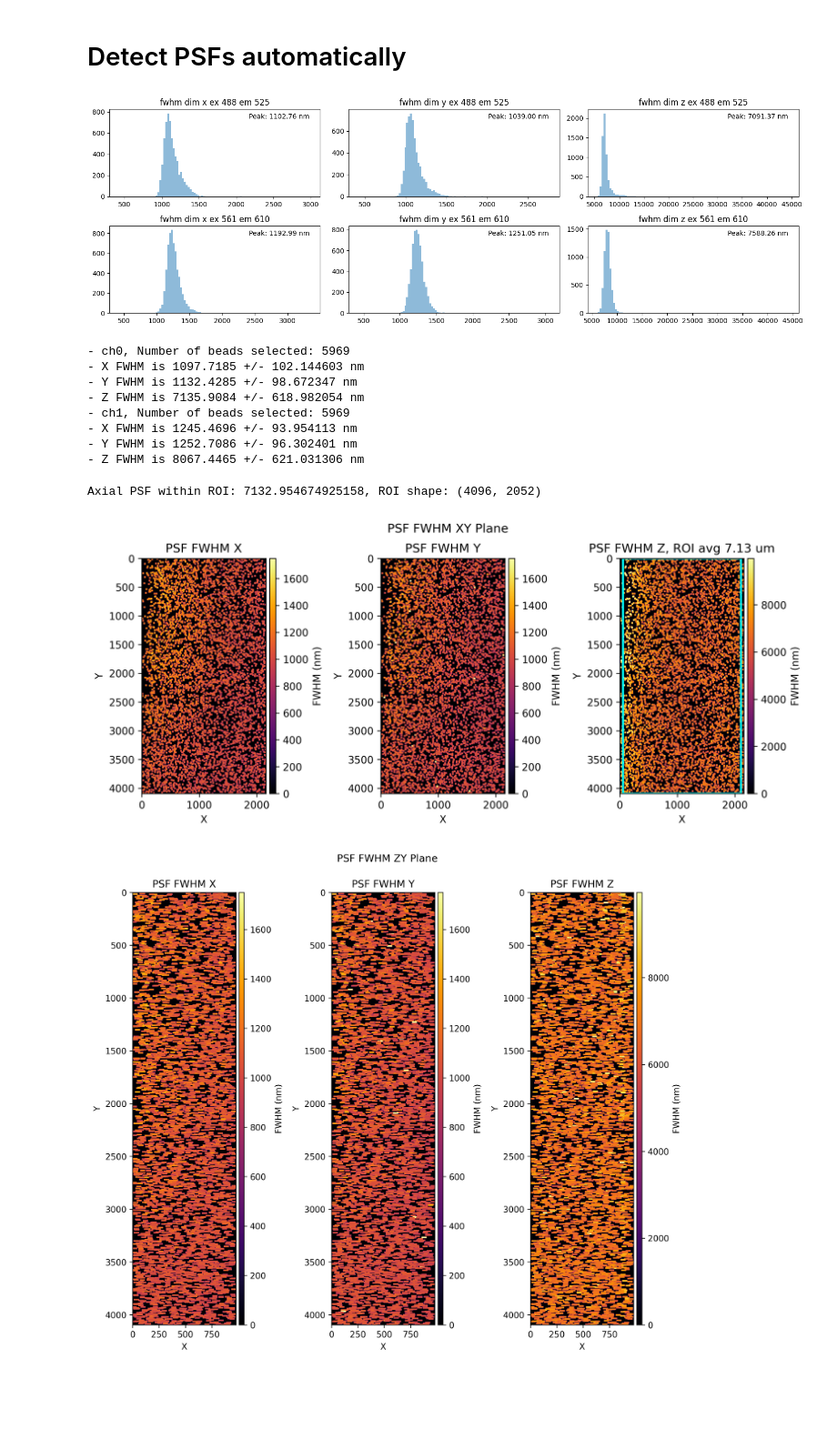
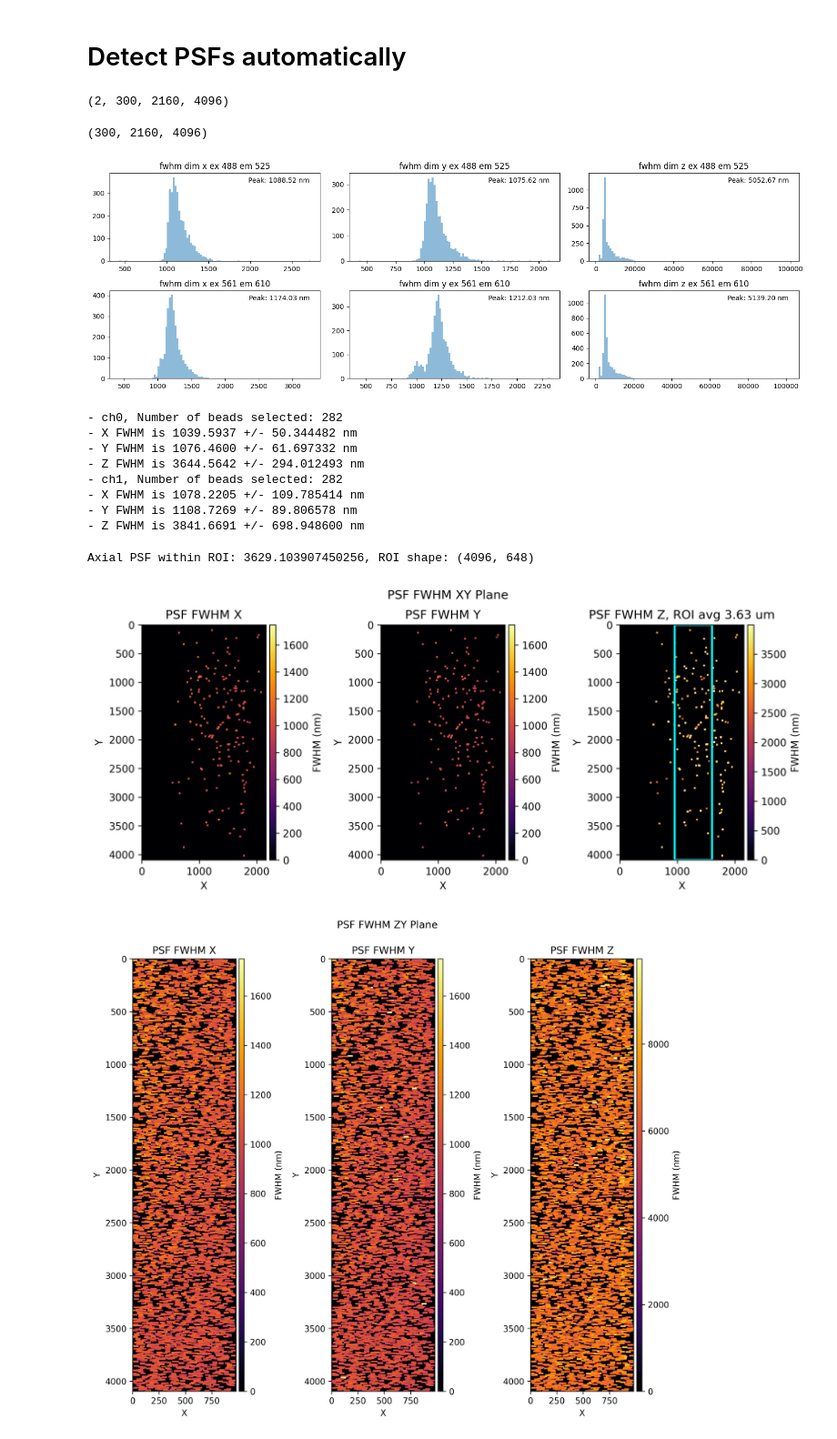
Before and after one commit to dbsb-juntendo/ImSwitch_descspim, a Jupyter notebook: testing_scripts/fig1_psf_analysis_old.ipynb, the cells around one changed output. Shown at 91% size. Drawn from its saved outputs; the diff is of its cells as text; code cells hidden in the pictures; blank space fills up the shorter version.

```diff
--- a/testing_scripts/fig1_psf_analysis_old.ipynb
+++ b/testing_scripts/fig1_psf_analysis_old.ipynb
@@ -83,11 +84,25 @@ def shift_stack_lateral(stack, xy_shift=(0,0)):
 # %% [markdown]
 # Detect PSFs automatically
 # %%
-paths = ['C:/Users/alm/Documents/ImSwitchConfig/recordings/2024-08-23/psf_dualcolor_slit_closed_galvo_on_rec_thorlabscam_reshaped/tile_1_channel_0.tif',
-            'C:/Users/alm/Documents/ImSwitchConfig/recordings/2024-08-23/psf_dualcolor_slit_closed_galvo_on_rec_thorlabscam_reshaped/tile_1_channel_1.tif']
+paths = ['C:/Users/alm/Documents/ImSwitchConfig/recordings/2024-08-23/psf_dualcolor_slit_open_galvo_on_rec_thorlabscam_reshaped/tile_1_channel_0.tif',
+         'C:/Users/alm/Documents/ImSwitchConfig/recordings/2024-08-23/psf_dualcolor_slit_open_galvo_on_rec_thorlabscam_reshaped/tile_1_channel_1.tif']
+#paths = ['C:/Users/alm/Documents/ImSwitchConfig/recordings/2024-08-30/beads_test_rec_thorlabscam_3.tif']
 channels = ['ex 488 em 525','ex 561 em 610']
 
 stacks = load_datasets(paths)
+#home = 'C:/Users/alm/Documents/ImSwitchConfig/recordings/2024-08-30/beads_test_rec_thorlabscam_3/'
+#files = os_sorted(os.listdir(home))
+#stack =  np.array([tifffile.imread(home + file) for file in files if file.endswith('.tif')])
+#metadata_file = home + 'metadata.json'
+#try:
+#    metadata = json.load(open(metadata_file))
+#
+#except FileNotFoundError:
+#    print('No metadata file found')
+#
+print(stacks.shape)
+# %% [output]
+(2, 300, 2160, 4096)
 # %%
 viewer = napari.Viewer()
 for i, stack in enumerate(stacks):
@@ -97,7 +112,7 @@ for i, stack in enumerate(stacks):
 #TODO
 stack = stacks[0]
 wf_shift = stacks[1]
-
+print(stack.shape)
 all_fwhm = []
 all_fwhm_wf = []
 points = []
@@ -111,6 +126,11 @@ for point in connected_component_analysis(stack, threshold=50):
         points.append([coor_z, point[0], point[1]])
     except ValueError:
         continue
+# %% [output]
+(300, 2160, 4096)
+# %%
+ch1 = channels[0]
+ch2 = channels[1]
 # %%
 # plot histogram of fwhm values
 all_fwhm = np.array(all_fwhm)
@@ -139,11 +159,12 @@ for dims in range(all_fwhm.shape[1]):
 plt.tight_layout()
 plt.show()
 # %% [output]
-[figure, old version]
+[figure, new version]
 # %%
 # filter psfs
 max_fwhm_x_plus_y = 4000
-max_fwhm_z = 10000
+max_fwhm_z = 4000
+min_fwhm_z = 2500
 
 # run PSF analysis on mf-sim PSF and widefield PSF detecting the PSFs automatically
 filtered_fwhm_ch1 = []
@@ -156,7 +177,7 @@ for i in range(len(points)):
     fwhm_x_wf = all_fwhm_wf[i, 0]
     fwhm_y_wf = all_fwhm_wf[i, 1]
     fwhm_z_wf = all_fwhm_wf[i, 2]
-    if fwhm_x + fwhm_y < max_fwhm_x_plus_y and fwhm_z < max_fwhm_z:
+    if fwhm_x + fwhm_y < max_fwhm_x_plus_y and fwhm_z < max_fwhm_z and fwhm_z > min_fwhm_z:
         filtered_fwhm_ch1.append([fwhm_x, fwhm_y, fwhm_z])
         filtered_fwhm_ch2.append([fwhm_x_wf, fwhm_y_wf, fwhm_z_wf])
         filtered_points.append(points[i])
@@ -180,14 +201,14 @@ print('- Z FWHM is {:.4f} +/- {:4f} nm'.format(avg_wf[2], sd_wf[2]))
 # add psfs to napari
 #viewer.add_points(points)
 # %% [output]
-- ch0, Number of beads selected: 5969
-- X FWHM is 1097.7185 +/- 102.144603 nm
-- Y FWHM is 1132.4285 +/- 98.672347 nm
-- Z FWHM is 7135.9084 +/- 618.982054 nm
-- ch1, Number of beads selected: 5969
-- X FWHM is 1245.4696 +/- 93.954113 nm
-- Y FWHM is 1252.7086 +/- 96.302401 nm
-- Z FWHM is 8067.4465 +/- 621.031306 nm
+- ch0, Number of beads selected: 282
+- X FWHM is 1039.5937 +/- 50.344482 nm
+- Y FWHM is 1076.4600 +/- 61.697332 nm
+- Z FWHM is 3644.5642 +/- 294.012493 nm
+- ch1, Number of beads selected: 282
+- X FWHM is 1078.2205 +/- 109.785414 nm
+- Y FWHM is 1108.7269 +/- 89.806578 nm
+- Z FWHM is 3841.6691 +/- 698.948600 nm
 # %%
 z = [i[0] for i in filtered_points]
 y = [i[1] for i in filtered_points]
@@ -215,36 +236,36 @@ def plot(x, y, x_shape, y_shape, all_fwhm, title='psf',ytitle=0.63, ROI_scale=No
         scaled_grid = scipy.ndimage.zoom(grid, (1, scale_x), order=1)
         if dims < 2:
             im = axs[dims].imshow(scaled_grid, cmap='inferno', vmin=0, vmax=1750)#, origin='lower', extent=[0.5, x_max+0.5, 0.5, y_max+0.5])
         else:
             im = axs[dims].imshow(scaled_grid, cmap='inferno')
         axs[dims].set_xlabel('X')
         axs[dims].set_ylabel('Y')
         divider = make_axes_locatable(axs[dims])
         cax = divider.append_axes("right", size="5%", pad=0.05)
         plt.colorbar(im, cax=cax, label='FWHM (nm)')
         if dims == 2 and ROI_scale!=None:
             xy_tuple = (int(y_shape*0.5)-int((y_shape*ROI_scale)/2) + xshift,0)
             roi_values = grid[0:x_shape,xy_tuple[0]:xy_tuple[0]+int(y_shape*ROI_scale)]
             non_zero_values = roi_values[roi_values > 0]
 
             if len(non_zero_values) > 0:
                 roi_average = np.mean(non_zero_values)
             else:
                 roi_average = 0
             axs[dims].set_title(f'PSF FWHM {dim[dims]}, ROI avg {(roi_average/1000):.2f} um')
             print(f'Axial PSF within ROI: {roi_average}, ROI shape: {roi_values.shape}')
             rect = Rectangle(xy_tuple, int(y_shape*ROI_scale), x_shape,
                              linewidth=2, edgecolor='cyan', facecolor='none')
             axs[dims].add_patch(rect)
         else:
             axs[dims].set_title('PSF FWHM ' + dim[dims])
     fig.tight_layout()
     plt.show()
 
-plot(y,x,x_max, y_max, filtered_fwhm_ch1, title='PSF FWHM XY Plane', ytitle=0.63, ROI_scale=-0, xshift=0)
+plot(y,x,x_max, y_max, filtered_fwhm_ch1, title='PSF FWHM XY Plane', ytitle=0.63, ROI_scale=0.3, xshift=200)
 # %% [output]
-Axial PSF within ROI: 7132.954674925158, ROI shape: (4096, 2052)
+Axial PSF within ROI: 3629.103907450256, ROI shape: (4096, 648)
-[figure, old version]
+[figure, new version]
 # %%
 plot(z,x,x_max, z_max, filtered_fwhm_ch1, title='PSF FWHM ZY Plane', ytitle=0.77, spotsize = 15, scale_x=(1.1261/0.345))#, ROI_scale=0.4, xshift=180)
 # %% [output]
```
Also changed, not shown: parts of 1 cell of this notebook, 2 other files.
